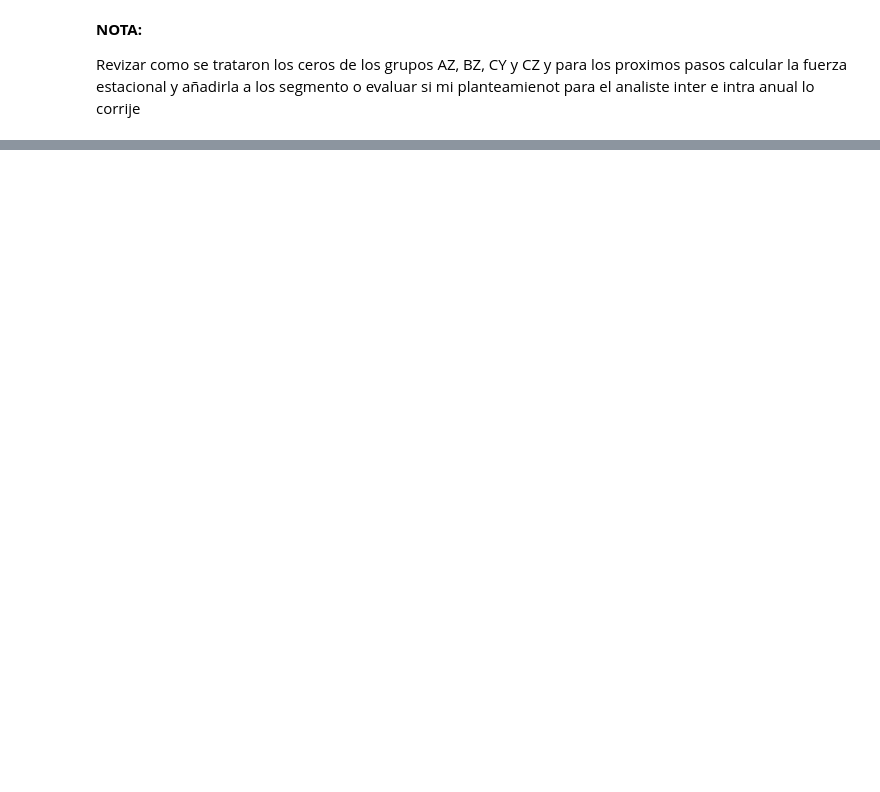
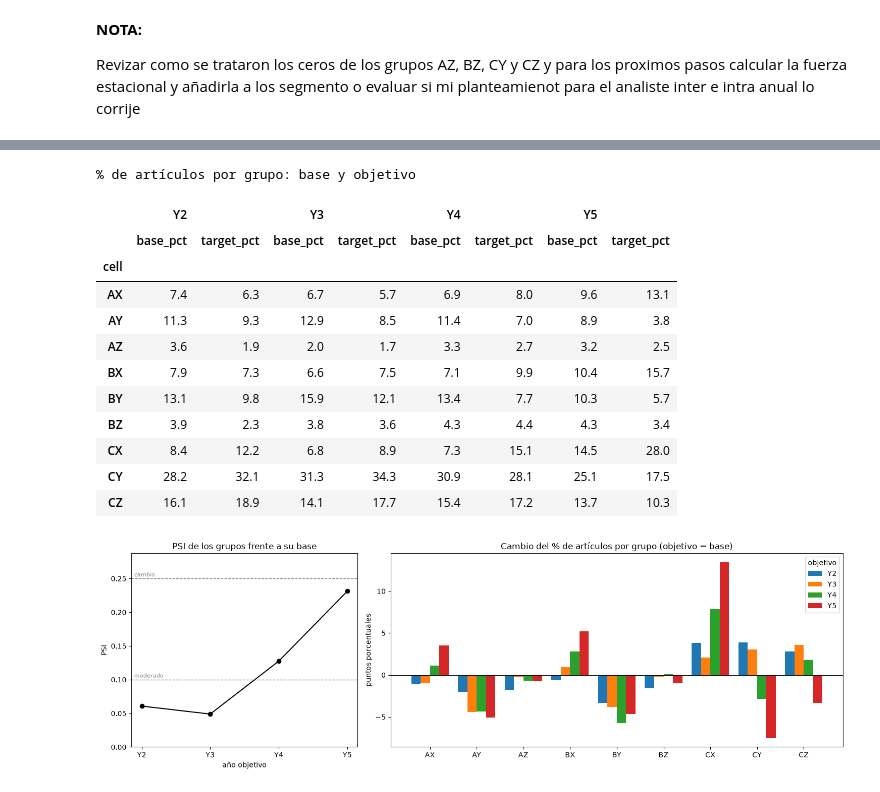
Before and after one commit to JoseSalas98/demand-forecasting-replenishment, a Jupyter notebook: notebooks/02_eda_five_years.ipynb, the cells around one changed output, grey strips where cells are left out. Saved outputs shown, nothing was run; the diff lists cells and outputs as text; code cells hidden in the pictures; blank space fills up the shorter version.

```diff
--- a/notebooks/02_eda_five_years.ipynb
+++ b/notebooks/02_eda_five_years.ipynb
@@ -911,0 +977,17 @@ Revizar como se trataron los ceros de los grupos AZ, BZ, CY y CZ y para los prox
+# %%
+wod = source_data_artifact["week_of_day"]
+CV_CUT_KW = {"n_cuts": N_CUTS, "min_share": MIN_SHARE, "resolution": RESOLUTION}
+
+# De year_matrices solo se usan el gasto y el CV anuales; sus clases (cortes de la config) no.
+year_mats = year_matrices(source_data_artifact, years, seg, wod)
+prior = prior_years_map(list(years))
+inter = {
+    target: base_target_classes(year_mats, years, base, target, source_data_artifact, ABC_RULE,
+                                cfg["stability"], CV_CUT_KW)
+    for target, base in prior.items()
+}
+psi_table = pd.DataFrame([r["summary"] for r in inter.values()]).set_index("target")
+display(psi_table.style.format({
+    "cut_A": "{:.2f}", "cut_B": "{:.2f}", "share_A": "{:.5f}", "share_B": "{:.5f}",
+    "cv_X": "{:.1f}", "cv_Z": "{:.1f}", "psi": "{:.3f}",
+}).set_caption("PSI de los grupos ABC × XYZ por comparación, con los cortes de cada base"))
@@ -911,0 +1002,48 @@ Revizar como se trataron los ceros de los grupos AZ, BZ, CY y CZ y para los prox
+# %%
+# % de artículos por grupo en la base y en el objetivo (población del PSI).
+props = pd.concat({t: r["proportions"].set_index("cell") for t, r in inter.items()}, axis=1)
+display(props.style.format("{:.1f}").set_caption("% de artículos por grupo: base y objetivo"))
+
+bands = cfg["stability"]["psi_bands"]
+fig, axes = plt.subplots(1, 2, figsize=(15, 4.8), gridspec_kw={"width_ratios": [1, 2]})
+ax = axes[0]
+ax.plot(psi_table.index, psi_table["psi"], marker="o", color="black")
+for b, label in zip(bands, ("moderado", "cambio")):
+    ax.axhline(b, color="grey", linestyle="--", linewidth=1)
+    ax.annotate(label, (0, b), xycoords=("axes fraction", "data"), xytext=(4, 3), textcoords="offset points",
+                color="grey", fontsize=8)
+ax.set(title="PSI de los grupos frente a su base", xlabel="año objetivo", ylabel="PSI",
+       ylim=(0, max(bands[1], psi_table["psi"].max()) * 1.15))
+
+ax = axes[1]
+x = np.arange(len(CELL_LABELS))
+width = 0.8 / len(inter)
+for k, (t, r) in enumerate(inter.items()):
+    p = r["proportions"].set_index("cell").loc[CELL_LABELS]
+    ax.bar(x + k * width, p["target_pct"] - p["base_pct"], width, label=t)
+ax.axhline(0, color="black", linewidth=0.8)
+ax.set_xticks(x + width * (len(inter) - 1) / 2, CELL_LABELS)
+ax.set(title="Cambio del % de artículos por grupo (objetivo − base)", ylabel="puntos porcentuales")
+ax.legend(title="objetivo")
+fig.tight_layout()
+if SAVE_FIGURES:
+    out = Path("reports/figures")
+    out.mkdir(parents=True, exist_ok=True)
+    fig.savefig(out / "eda_five_years_psi_interannual.png", dpi=150, bbox_inches="tight")
+    print("figura guardada en", out / "eda_five_years_psi_interannual.png")
+plt.show()
+# %% [output]
+% de artículos por grupo: base y objetivo
+|  | Y2 |  | Y3 |  | Y4 |  | Y5 |  |
+|  | base_pct | target_pct | base_pct | target_pct | base_pct | target_pct | base_pct | target_pct |
+| cell |  |  |  |  |  |  |  |  |
+| AX | 7.4 | 6.3 | 6.7 | 5.7 | 6.9 | 8.0 | 9.6 | 13.1 |
+| AY | 11.3 | 9.3 | 12.9 | 8.5 | 11.4 | 7.0 | 8.9 | 3.8 |
+| AZ | 3.6 | 1.9 | 2.0 | 1.7 | 3.3 | 2.7 | 3.2 | 2.5 |
+| BX | 7.9 | 7.3 | 6.6 | 7.5 | 7.1 | 9.9 | 10.4 | 15.7 |
+| BY | 13.1 | 9.8 | 15.9 | 12.1 | 13.4 | 7.7 | 10.3 | 5.7 |
+| BZ | 3.9 | 2.3 | 3.8 | 3.6 | 4.3 | 4.4 | 4.3 | 3.4 |
+| CX | 8.4 | 12.2 | 6.8 | 8.9 | 7.3 | 15.1 | 14.5 | 28.0 |
+| CY | 28.2 | 32.1 | 31.3 | 34.3 | 30.9 | 28.1 | 25.1 | 17.5 |
+| CZ | 16.1 | 18.9 | 14.1 | 17.7 | 15.4 | 17.2 | 13.7 | 10.3 |
+[figure, added]
```
Also changed, not shown: parts of 19 cells of this notebook, 3 other files.
